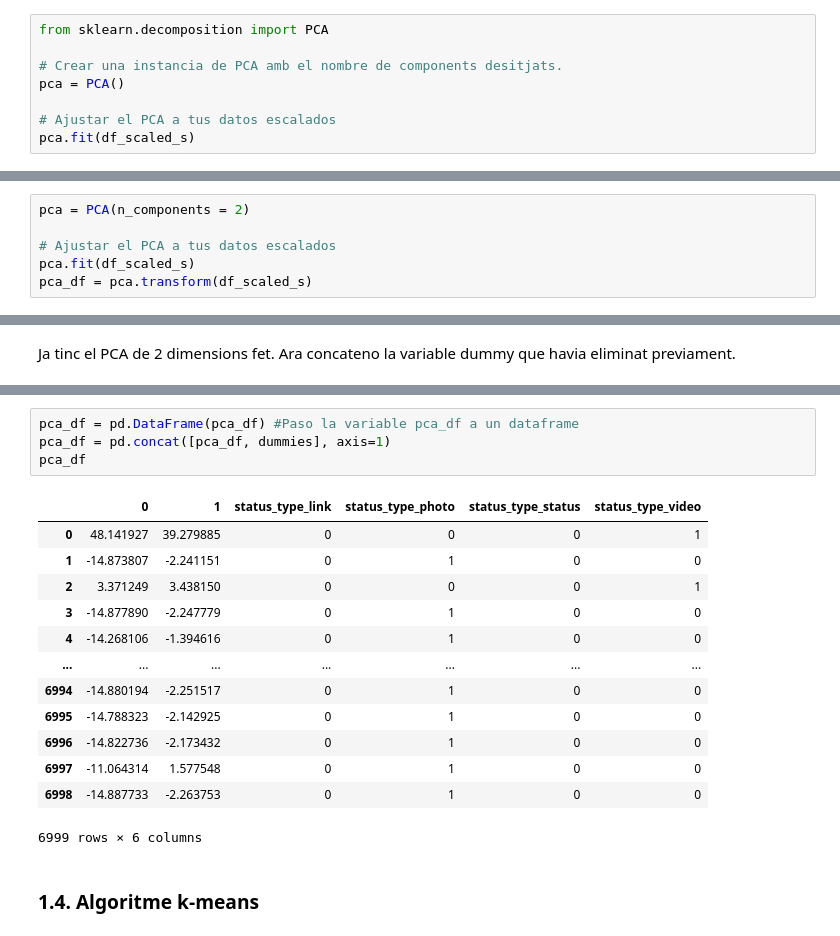
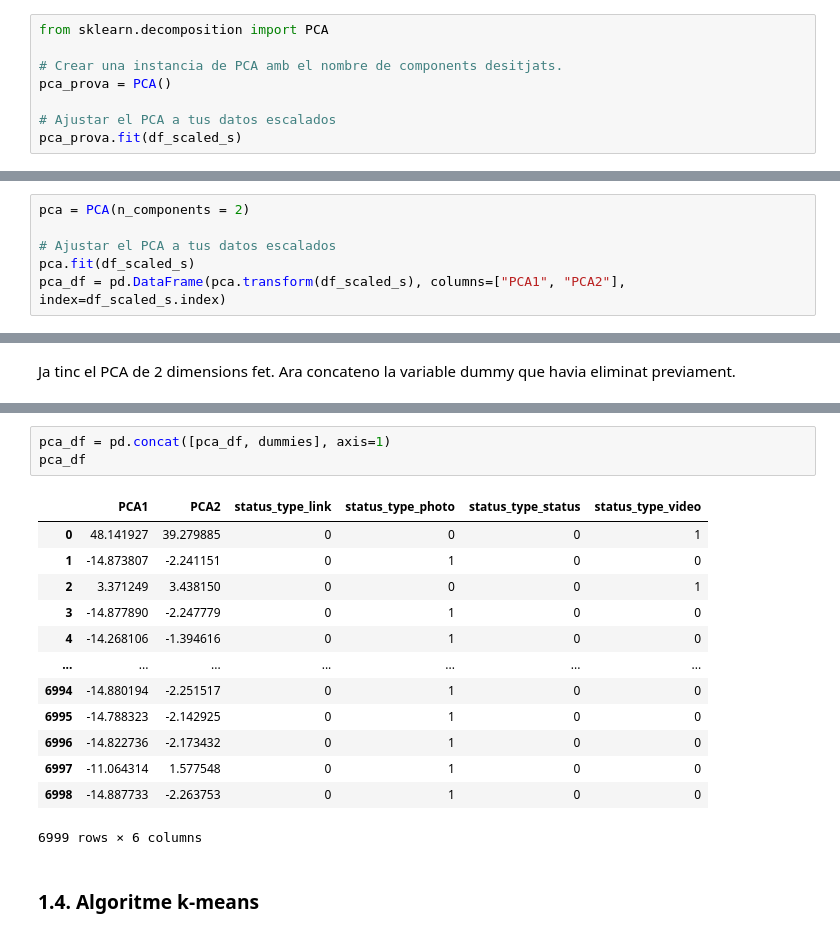
Before and after one commit to MarcosTardy/ML_unsupervised, a Jupyter notebook: S8_T1.ipynb, the cells around one changed output, grey strips where cells are left out. Saved outputs shown, nothing was run; the diff lists cells and outputs as text.

```diff
--- a/S8_T1.ipynb
+++ b/S8_T1.ipynb
@@ -280,10 +287,10 @@ plt.show()
 from sklearn.decomposition import PCA
 
 # Crear una instancia de PCA amb el nombre de components desitjats.
-pca = PCA()
+pca_prova = PCA()
 
 # Ajustar el PCA a tus datos escalados
-pca.fit(df_scaled_s)
+pca_prova.fit(df_scaled_s)
 # %% [output]
 PCA()
 # %%
@@ -316,7 +323,7 @@ pca = PCA(n_components = 2)
 
 # Ajustar el PCA a tus datos escalados
 pca.fit(df_scaled_s)
-pca_df = pca.transform(df_scaled_s)
+pca_df = pd.DataFrame(pca.transform(df_scaled_s), columns=["PCA1", "PCA2"], index=df_scaled_s.index)
 # %%
 print("original shape:   ", df_scaled_s.shape)
 print("transformed shape:", pca_df.shape)
@@ -349,9 +337,8 @@ df_scaled #Tinc un df amb les var numériques escalades i amb la var qualitativa
 # %%
-pca_df = pd.DataFrame(pca_df) #Paso la variable pca_df a un dataframe
 pca_df = pd.concat([pca_df, dummies], axis=1)
 pca_df
 # %% [output]
-|  | 0 | 1 | status_type_link | status_type_photo | status_type_status | status_type_video |
+|  | PCA1 | PCA2 | status_type_link | status_type_photo | status_type_status | status_type_video |
 | 0 | 48.141927 | 39.279885 | 0 | 0 | 0 | 1 |
 | 1 | -14.873807 | -2.241151 | 0 | 1 | 0 | 0 |
 | 2 | 3.371249 | 3.438150 | 0 | 0 | 0 | 1 |
```
Also changed, not shown: parts of 25 cells of this notebook.
